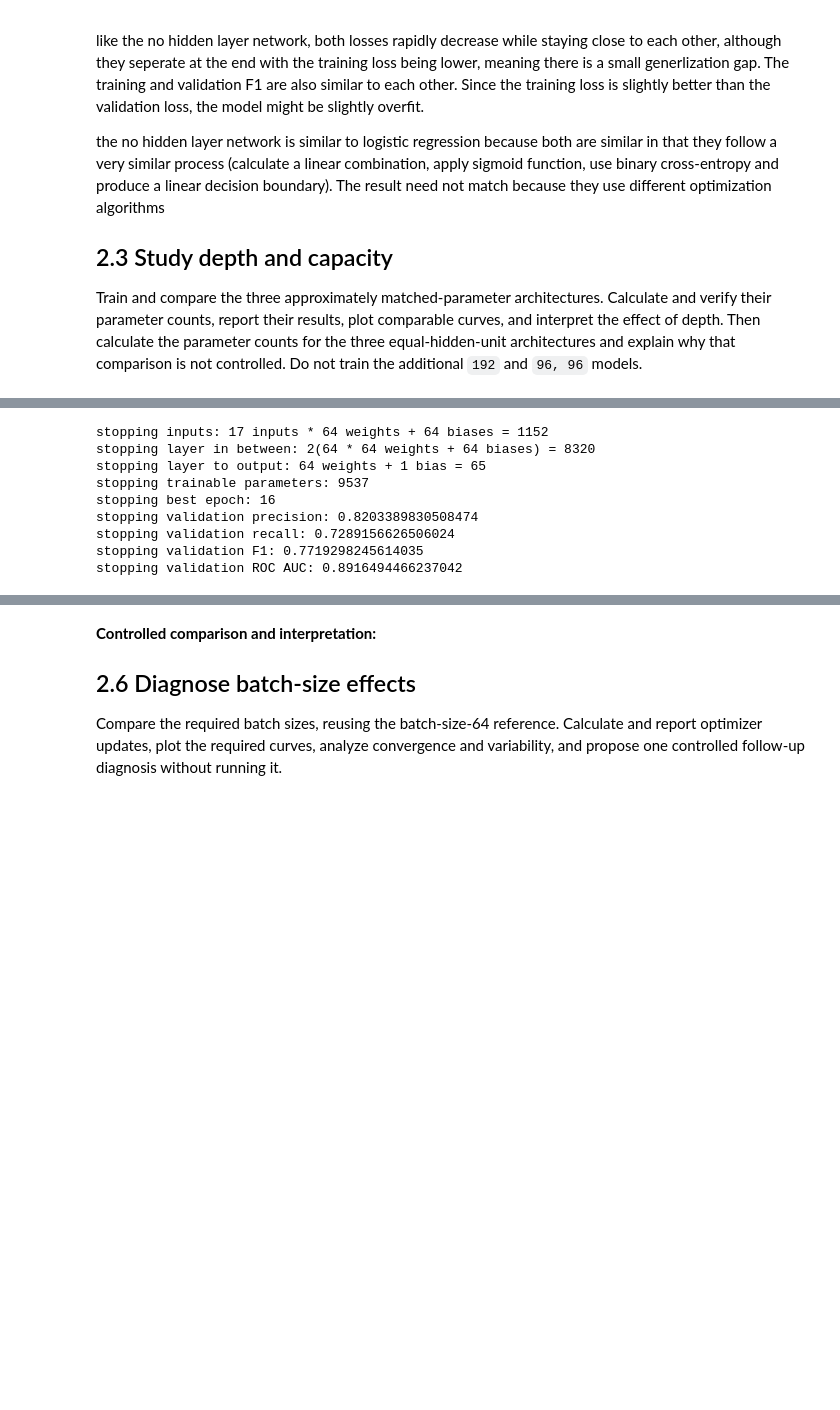
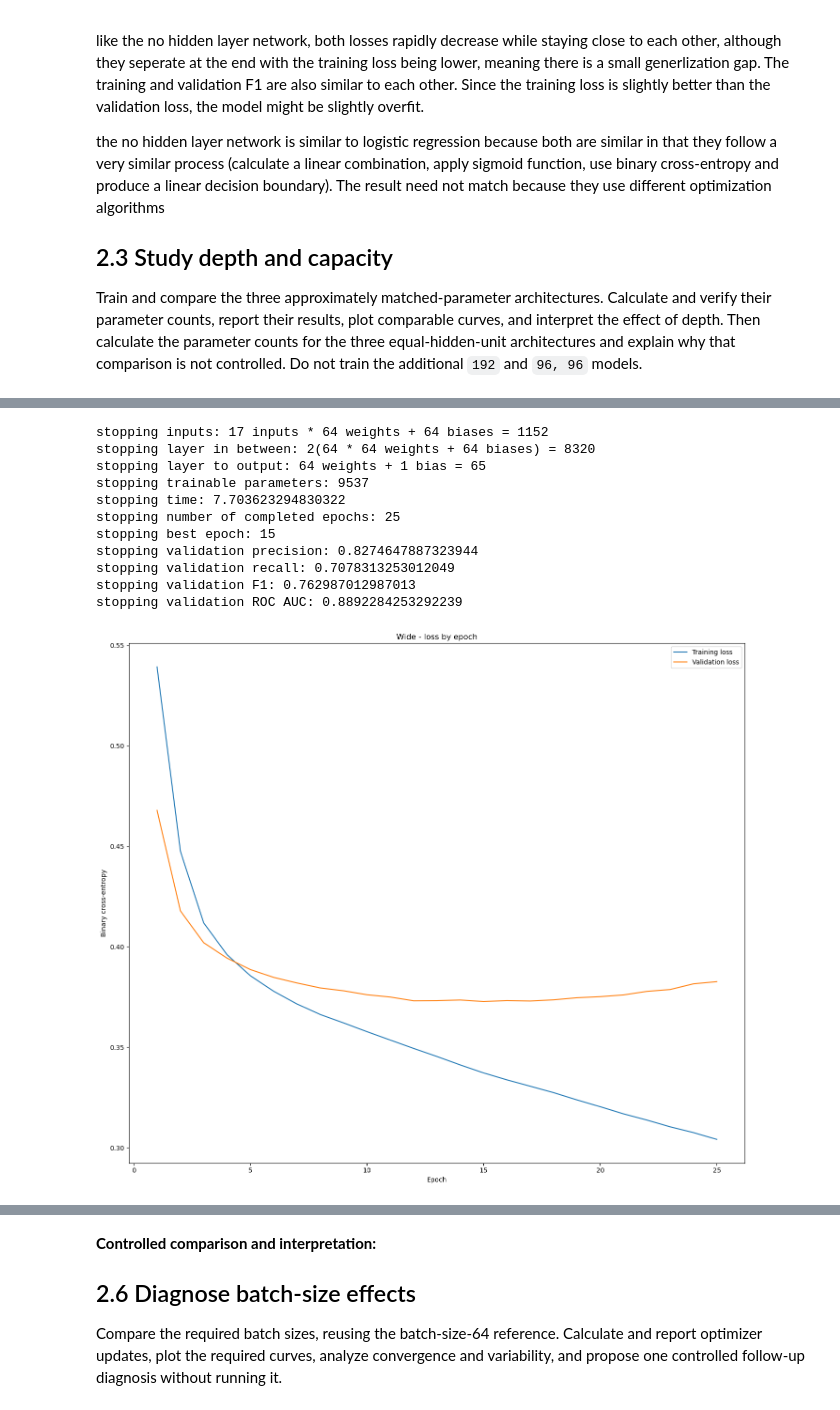
Before and after one commit to jvdlopes/csi4106-A3, a Jupyter notebook: csi4106-f26_a3_template.ipynb, the cells around one changed output, grey strips where cells are left out. Saved outputs shown, nothing was run; the diff lists cells and outputs as text; code cells hidden in the pictures; blank space fills up the shorter version.

```diff
--- a/csi4106-f26_a3_template.ipynb
+++ b/csi4106-f26_a3_template.ipynb
@@ -769,37 +774,50 @@ stopping_train_f1 = np.divide(
     out=np.zeros_like(stopping_train_precision),
     where=(stopping_train_precision + stopping_train_recall) != 0
 )
 stopping_validation_f1 = np.divide(
     2 * stopping_precision_history * stopping_recall_history,
     stopping_precision_history + stopping_recall_history,
     out=np.zeros_like(stopping_precision_history),
     where=(stopping_precision_history + stopping_recall_history) != 0
 )
 
 stopping_best_epoch = int(np.argmin(stopping_history.history["val_loss"])) + 1
 stopping_model.load_weights(stopping_checkpoint_path)
 stopping_best_results = stopping_model.evaluate(X_validation_np, y_validation_np, verbose=0, return_dict=True)
 stopping_validation_probabilities = stopping_model.predict(X_validation_np, verbose=0).ravel()
 stopping_validation_predictions = (stopping_validation_probabilities >= CLASSIFICATION_THRESHOLD).astype(int)
 
 print(f"stopping inputs: 17 inputs * 64 weights + 64 biases = {17 * 64 + 64}")
 print(f"stopping layer in between: 2(64 * 64 weights + 64 biases) = {2 * (64 * 64 + 64)}")
 print(f"stopping layer to output: 64 weights + 1 bias = {64 + 1}")
 print(f"stopping trainable parameters: {stopping_parameter_count}")
+print(f"stopping time: {stopping_time}")
+print(f"stopping number of completed epochs: {len(stopping_epochs)}")
 print(f"stopping best epoch: {stopping_best_epoch}")
 print(f"stopping validation precision: {precision_score(y_validation_np, stopping_validation_predictions, zero_division=0)}")
 print(f"stopping validation recall: {recall_score(y_validation_np, stopping_validation_predictions, zero_division=0)}")
 print(f"stopping validation F1: {f1_score(y_validation_np, stopping_validation_predictions, zero_division=0)}")
 print(f"stopping validation ROC AUC: {roc_auc_score(y_validation_np, stopping_validation_probabilities)}")
+
+fig, axes = plt.subplots(1, 1, figsize=(14, 12))
+axes.plot(stopping_epochs, stopping_history.history["loss"], label="Training loss")
+axes.plot(stopping_epochs, stopping_history.history["val_loss"], label="Validation loss")
+axes.set(title="Wide - loss by epoch", xlabel="Epoch", ylabel="Binary cross-entropy")
+axes.legend()
+fig.tight_layout()
+plt.show()
 # %% [output]
 stopping inputs: 17 inputs * 64 weights + 64 biases = 1152
 stopping layer in between: 2(64 * 64 weights + 64 biases) = 8320
 stopping layer to output: 64 weights + 1 bias = 65
 stopping trainable parameters: 9537
-stopping best epoch: 16
-stopping validation precision: 0.8203389830508474
-stopping validation recall: 0.7289156626506024
-stopping validation F1: 0.7719298245614035
-stopping validation ROC AUC: 0.8916494466237042
+stopping time: 7.703623294830322
+stopping number of completed epochs: 25
+stopping best epoch: 15
+stopping validation precision: 0.8274647887323944
+stopping validation recall: 0.7078313253012049
+stopping validation F1: 0.762987012987013
+stopping validation ROC AUC: 0.8892284253292239
+[figure, added]
 # %% [markdown]
 **Early-stopping analysis:**
```
Also changed, not shown: parts of 9 cells of this notebook, 14 other files.
